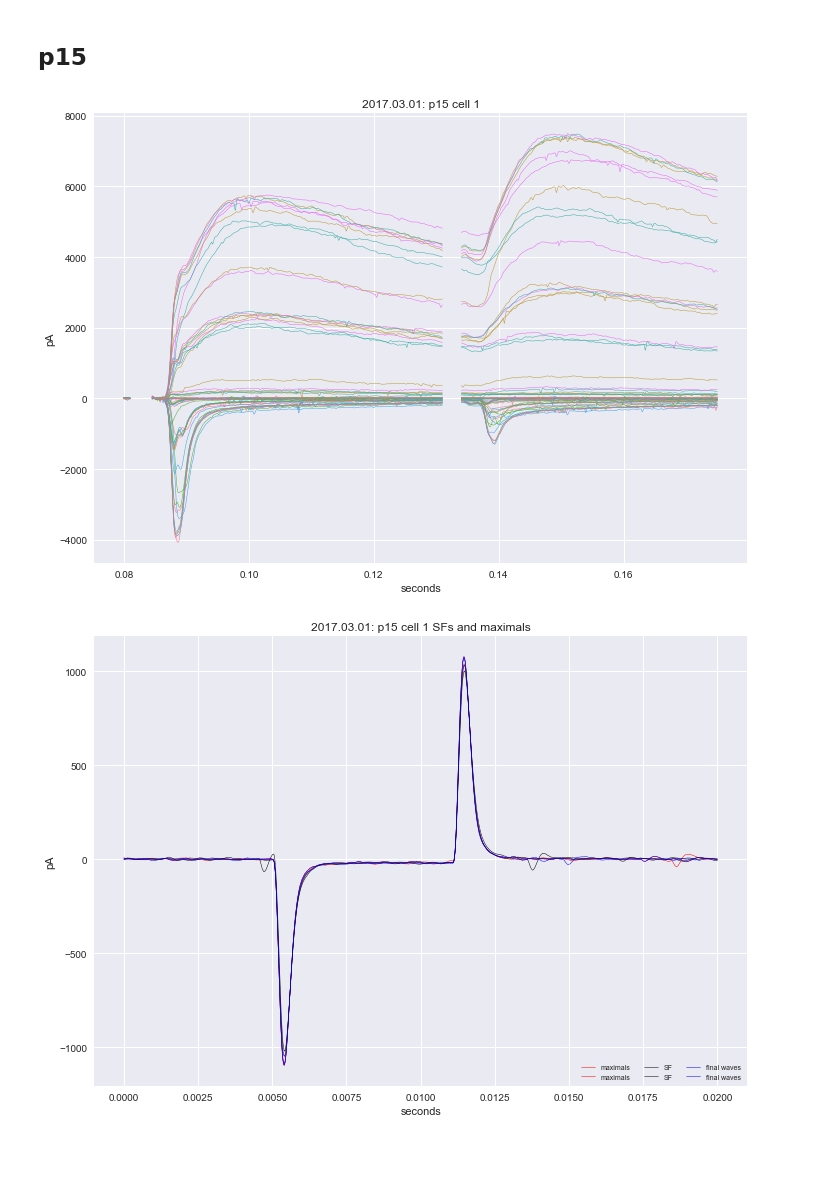
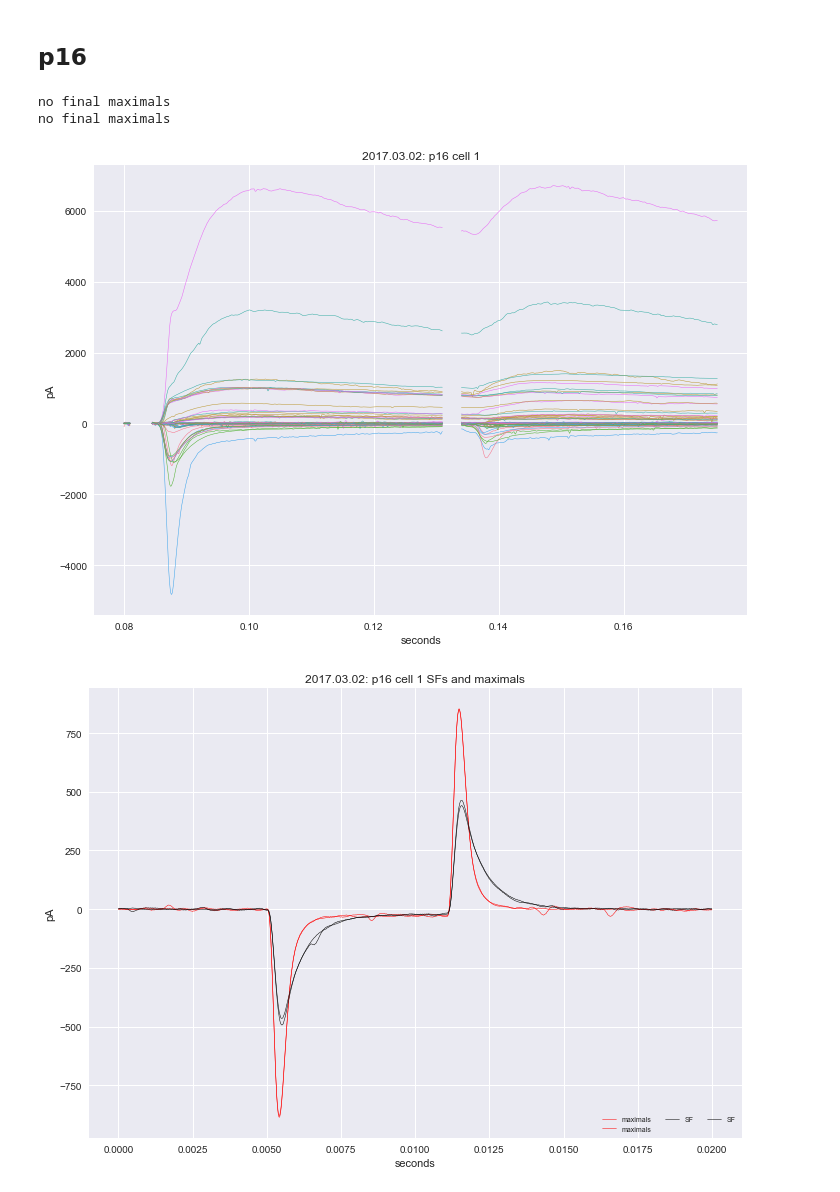
Before and after one commit to yuwie10/ephysAnalysis, a Jupyter notebook: plot_cells_template.ipynb, the cells around one changed output. Saved outputs shown, nothing was run; the diff lists cells and outputs as text; code cells hidden in the pictures; blank space fills up the shorter version.

Commit message:
today's cell

```diff
--- a/plot_cells_template.ipynb
+++ b/plot_cells_template.ipynb
@@ -59,18 +59,20 @@ def plot_full_experiment(file, excel, date, age, cell_num, smooth = False):
 
     ephys.plot_inhibitory(first_stim, wave_info, date, age, cell_num)
 # %% [markdown]
-## p15
+## p16
 # %%
 #files
-file = '/Volumes/lab_data_2/2017.03.01.csv'
-excel = '/Volumes/lab_data_2/2017.03.01_Cell1.xlsx'
+file = '/Volumes/lab_data_2/2017.03.02.csv'
+excel = '/Volumes/lab_data_2/2017.03.02_Cell1.xlsx'
 
 #cell information
-date = '2017.03.01'
-age = 'p15'
+date = '2017.03.02'
+age = 'p16'
 cell_num = 1
 
 plot_full_experiment(file, excel, date, age, cell_num)
 # %% [output]
+no final maximals
+no final maximals
-[figure, old version]
+[figure, new version]
-[figure, old version]
+[figure, new version]
```
Also changed, not shown: parts of 1 cell of this notebook, 4 other files.
